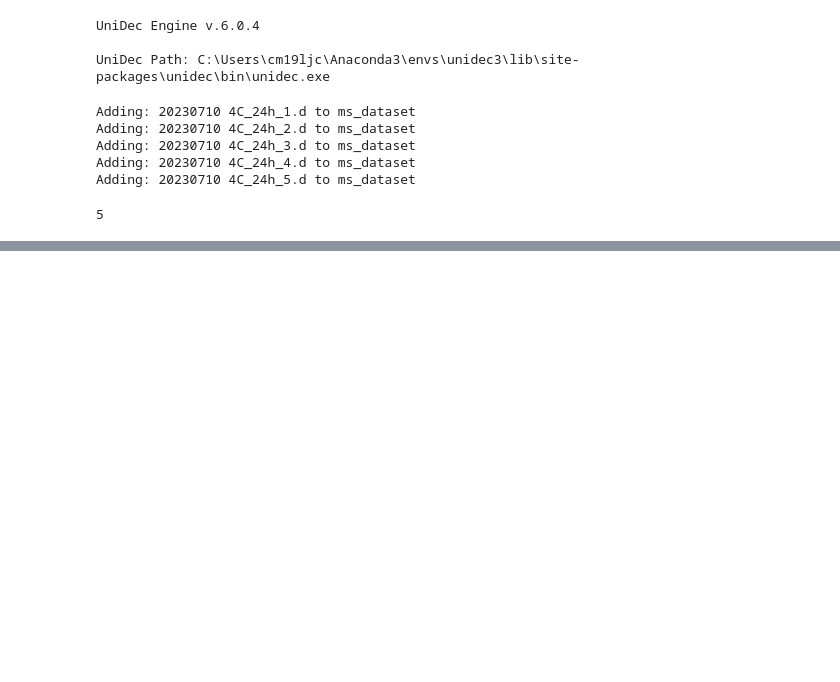
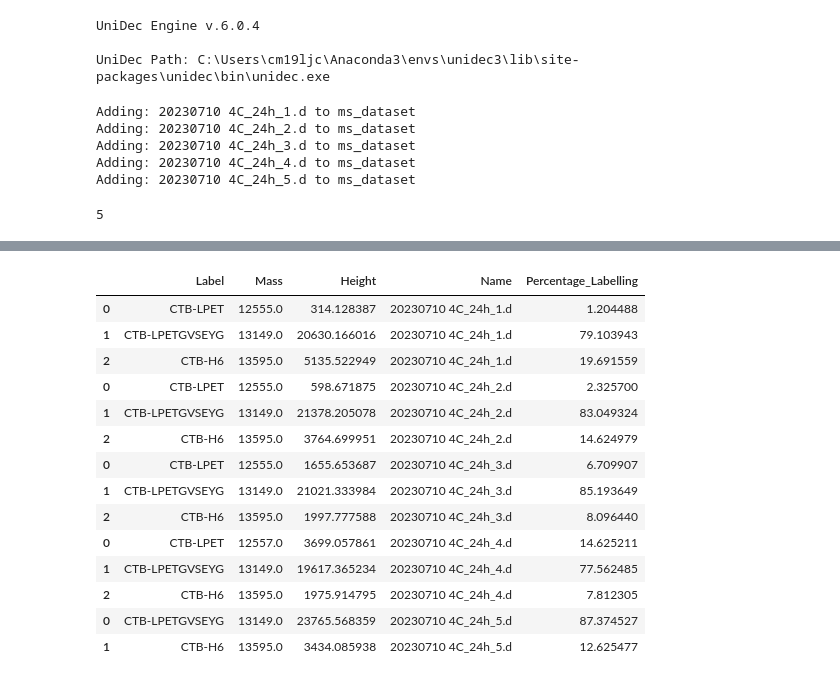
Before and after one commit to lawrencecollins/MS-Analysis, a Jupyter notebook: 240113 baf multi upload to unidec-Copy1.ipynb, the cells around one changed output, grey strips where cells are left out. Saved outputs shown, nothing was run; the diff lists cells and outputs as text; code cells hidden in the pictures; blank space fills up the shorter version.

```diff
--- a/240113 baf multi upload to unidec-Copy1.ipynb
+++ b/240113 baf multi upload to unidec-Copy1.ipynb
@@ -235,8 +305,8 @@ for s in eng.data.spectra:
     height = []
     for p in s.pks.peaks:
 
-        if p.label !="":
-
+        if p.label !="" and p.height>peak_thresh:
+            print(p.height, peak_thresh)
             label.append(p.label)
             mass.append(p.mass)
             height.append(p.height)
@@ -251,3 +336,21 @@ results_df = pd.concat(dfs)
+# %%
+results_df
+# %% [output]
+|  | Label | Mass | Height | Name | Percentage_Labelling |
+| 0 | CTB-LPET | 12555.0 | 314.128387 | 20230710 4C_24h_1.d | 1.204488 |
+| 1 | CTB-LPETGVSEYG | 13149.0 | 20630.166016 | 20230710 4C_24h_1.d | 79.103943 |
+| 2 | CTB-H6 | 13595.0 | 5135.522949 | 20230710 4C_24h_1.d | 19.691559 |
+| 0 | CTB-LPET | 12555.0 | 598.671875 | 20230710 4C_24h_2.d | 2.325700 |
+| 1 | CTB-LPETGVSEYG | 13149.0 | 21378.205078 | 20230710 4C_24h_2.d | 83.049324 |
+| 2 | CTB-H6 | 13595.0 | 3764.699951 | 20230710 4C_24h_2.d | 14.624979 |
+| 0 | CTB-LPET | 12555.0 | 1655.653687 | 20230710 4C_24h_3.d | 6.709907 |
+| 1 | CTB-LPETGVSEYG | 13149.0 | 21021.333984 | 20230710 4C_24h_3.d | 85.193649 |
+| 2 | CTB-H6 | 13595.0 | 1997.777588 | 20230710 4C_24h_3.d | 8.096440 |
+| 0 | CTB-LPET | 12557.0 | 3699.057861 | 20230710 4C_24h_4.d | 14.625211 |
+| 1 | CTB-LPETGVSEYG | 13149.0 | 19617.365234 | 20230710 4C_24h_4.d | 77.562485 |
+| 2 | CTB-H6 | 13595.0 | 1975.914795 | 20230710 4C_24h_4.d | 7.812305 |
+| 0 | CTB-LPETGVSEYG | 13149.0 | 23765.568359 | 20230710 4C_24h_5.d | 87.374527 |
+| 1 | CTB-H6 | 13595.0 | 3434.085938 | 20230710 4C_24h_5.d | 12.625477 |
 # %%
 results2 = pd.pivot(results_df, index='Name', columns='Label', values = 'Percentage_Labelling').fillna(0)
 
```
Also changed, not shown: parts of 17 cells of this notebook, 9 other files.
